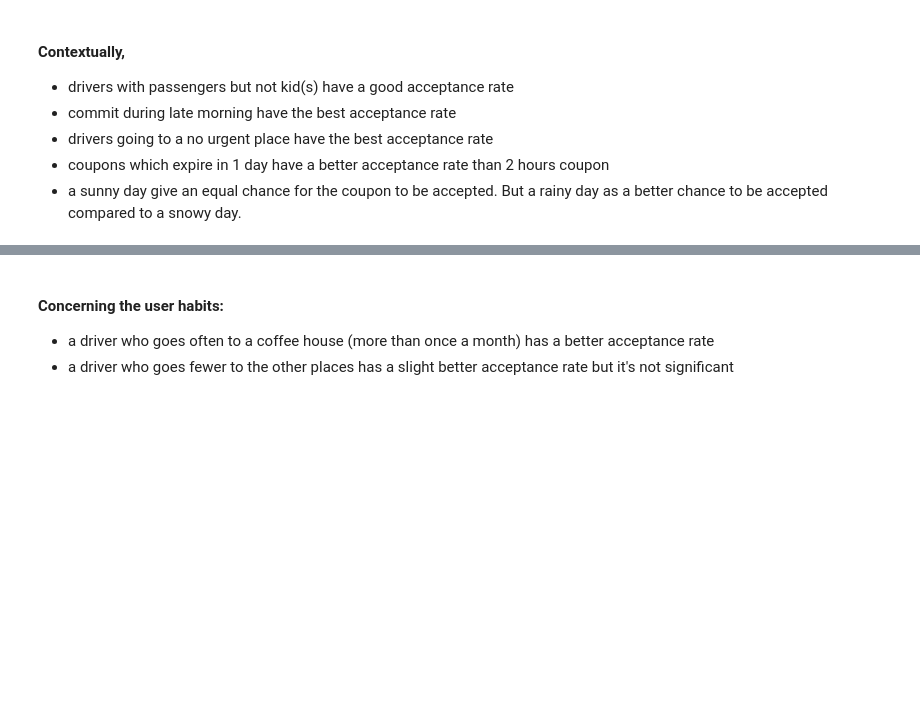
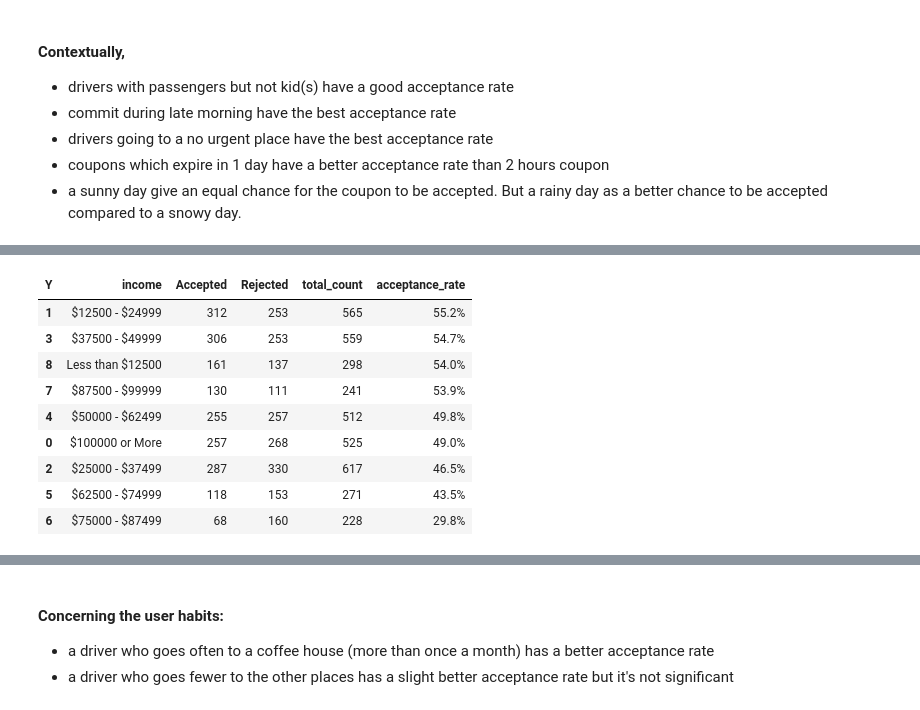
Before and after one commit to justaurelia/ML_AI_work, a Jupyter notebook: main_notebook.ipynb, the cells around one changed output, grey strips where cells are left out. Drawn from its saved outputs; the diff is of its cells as text; code cells hidden in the pictures; blank space fills up the shorter version.

```diff
--- a/main_notebook.ipynb
+++ b/main_notebook.ipynb
@@ -639,11 +653,15 @@ Number of customers who accepted the coupon: 1995
 Total of customers who get the Coffee House coupon proposed: 3996
 Proportion of customers who accepted the coupon: 49.92%
 # %%
-# Group by context columns and calculate the count for each value in 'Y' within each group
-grouped_df = coffee_df.groupby(['destination'])['Y'].value_counts().unstack(fill_value=0).reset_index()
+# This function calculate the acceptance rate for a specific group and dataset
+# it returns the grouped dataset ordered by acceptance rate
+def calculate_acceptance_rate_by_group(group,data):
+    # Group by context columns and calculate the count for each value in 'Y' within each group
+    grouped_df = data.groupby([group])['Y'].value_counts().unstack(fill_value=0).reset_index()
 
-# Calculate the acceptance_rate for each group
-grouped_df['total_count'] = grouped_df['Rejected'] + grouped_df['Accepted']
-grouped_df['acceptance_rate'] = (grouped_df['Accepted'] / grouped_df['total_count'] * 100).round(1).astype(str) + '%'
-grouped_df = grouped_df.sort_values('acceptance_rate', ascending=False)
-grouped_df
+    # Calculate the acceptance_rate for each group
+    grouped_df['total_count'] = grouped_df['Rejected'] + grouped_df['Accepted']
+    grouped_df['acceptance_rate'] = (grouped_df['Accepted'] / grouped_df['total_count'] * 100).round(1).astype(str) + '%'
+    grouped_df = grouped_df.sort_values('acceptance_rate', ascending=False)
+    grouped_df
+    return grouped_df
@@ -844,0 +810,13 @@ plt.show()
+# %%
+calculate_acceptance_rate_by_group('income',coffee_df)
+# %% [output]
+| Y | income | Accepted | Rejected | total_count | acceptance_rate |
+| 1 | $12500 - $24999 | 312 | 253 | 565 | 55.2% |
+| 3 | $37500 - $49999 | 306 | 253 | 559 | 54.7% |
+| 8 | Less than $12500 | 161 | 137 | 298 | 54.0% |
+| 7 | $87500 - $99999 | 130 | 111 | 241 | 53.9% |
+| 4 | $50000 - $62499 | 255 | 257 | 512 | 49.8% |
+| 0 | $100000 or More | 257 | 268 | 525 | 49.0% |
+| 2 | $25000 - $37499 | 287 | 330 | 617 | 46.5% |
+| 5 | $62500 - $74999 | 118 | 153 | 271 | 43.5% |
+| 6 | $75000 - $87499 | 68 | 160 | 228 | 29.8% |
```
Also changed, not shown: parts of 53 cells of this notebook, 2 other files.
